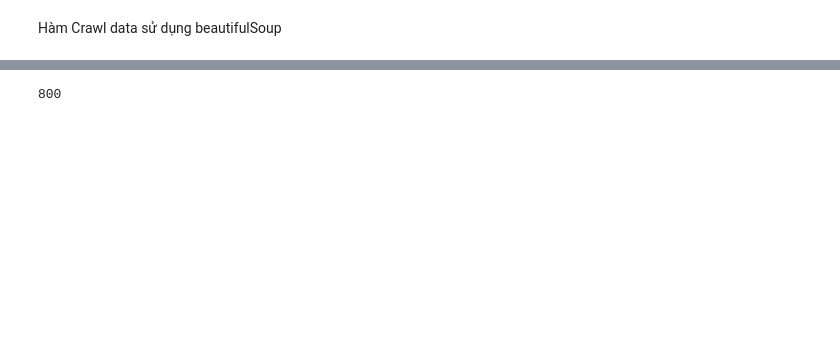
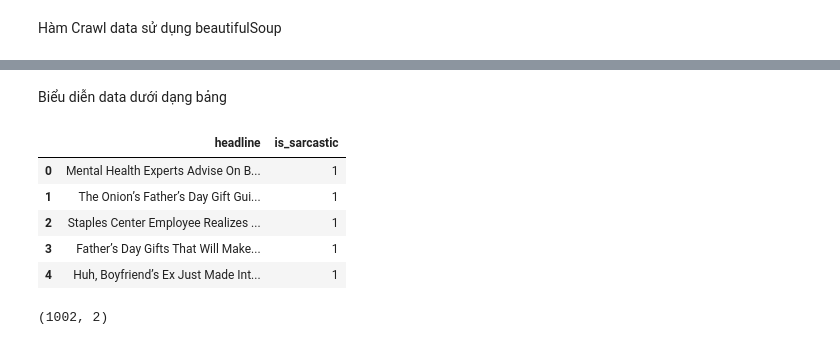
Before and after one commit to huavanson/CS114.K21, a Jupyter notebook: sarcasm.ipynb, the cells around one changed output, grey strips where cells are left out. Saved outputs shown, nothing was run; the diff lists cells and outputs as text; code cells hidden in the pictures; blank space fills up the shorter version.

```diff
--- a/sarcasm.ipynb
+++ b/sarcasm.ipynb
@@ -274,4 +290,20 @@ print(len(data))
-# %%
-print(len(set(data)))
-# %% [output]
-800
+# %% [markdown]
+Biểu diễn data dưới dạng bảng
+# %%
+is_sarcastic=[]
+for i in range(0,len(data)):
+   is_sarcastic.append('1')
+test_data_1=pd.DataFrame([data,is_sarcastic]).T
+test_data_1.columns=['headline','is_sarcastic']
+test_data_1.head()
+# %% [output]
+|  | headline | is_sarcastic |
+| 0 | Mental Health Experts Advise On B... | 1 |
+| 1 | The Onion’s Father’s Day Gift Gui... | 1 |
+| 2 | Staples Center Employee Realizes ... | 1 |
+| 3 | Father’s Day Gifts That Will Make... | 1 |
+| 4 | Huh, Boyfriend’s Ex Just Made Int... | 1 |
+# %%
+test_data_1.shape
+# %% [output]
+(1002, 2)
```
Also changed, not shown: parts of 18 cells of this notebook.
